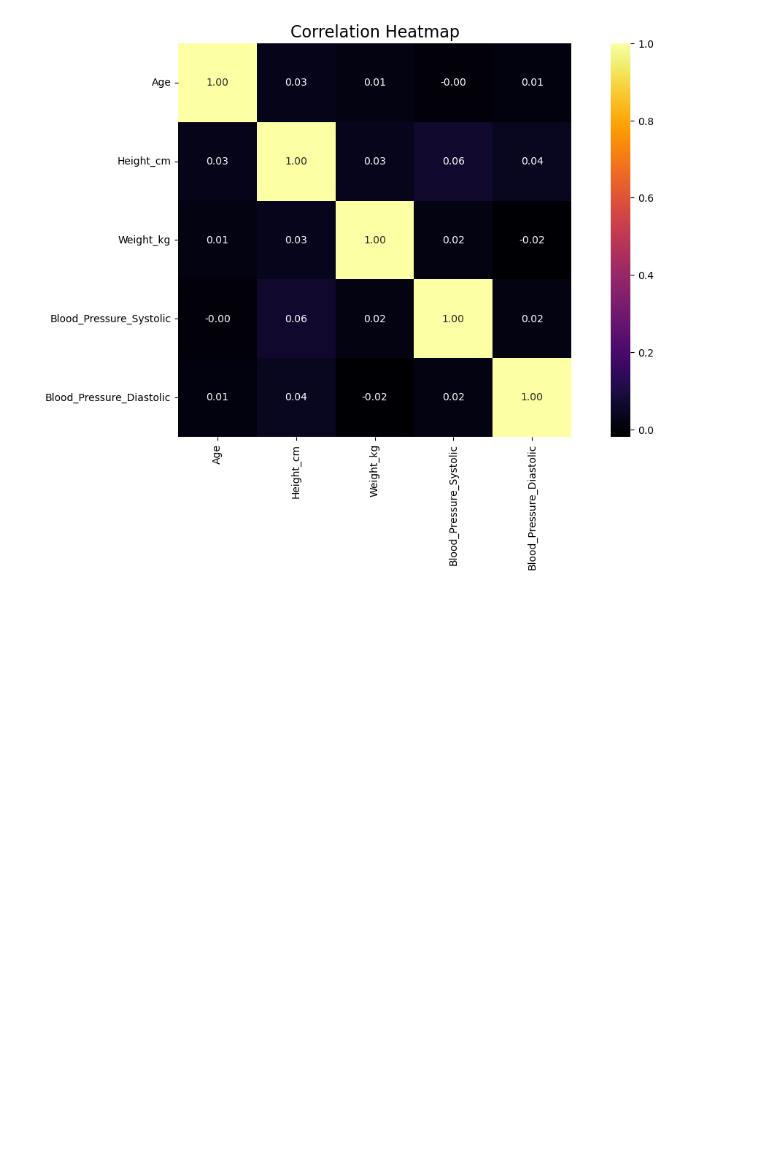
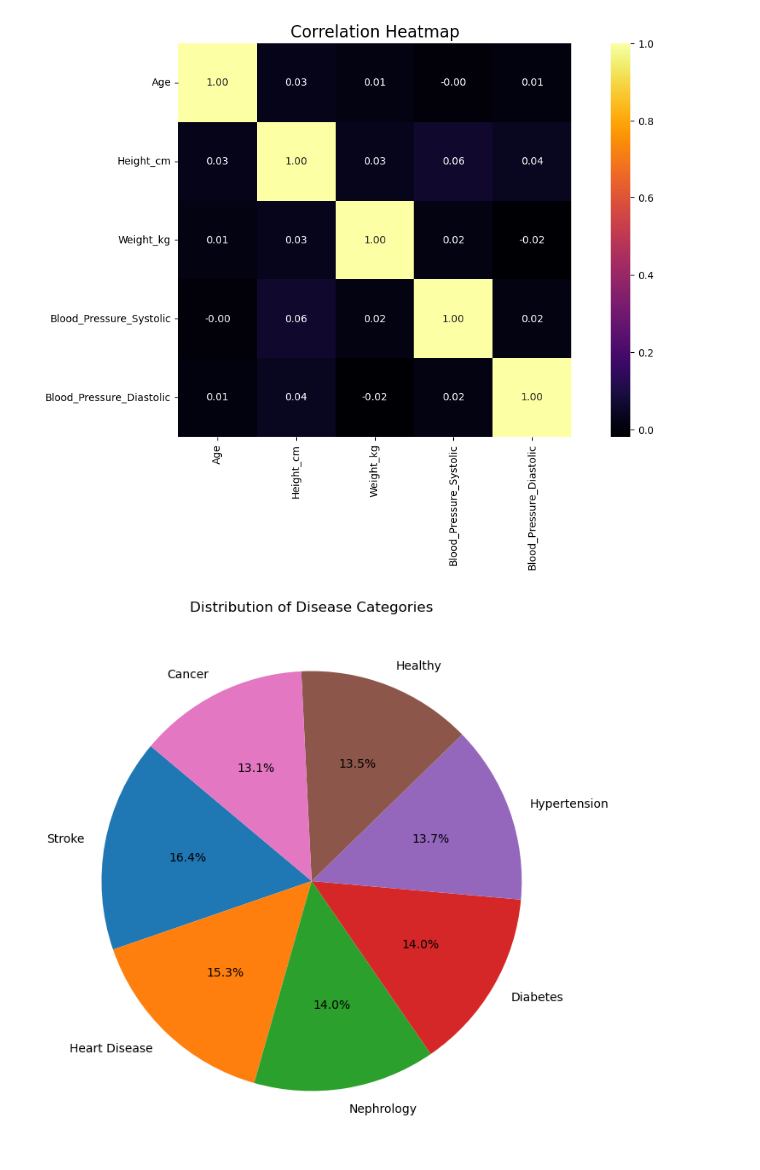
Before and after one commit to Chandu1613/Medical-Analysis, a Jupyter notebook: Medical Analysis Using Python.ipynb, the cells around one changed output. Drawn from its saved outputs; the diff is of its cells as text; code cells hidden in the pictures; blank space fills up the shorter version.

```diff
--- a/Medical Analysis Using Python.ipynb
+++ b/Medical Analysis Using Python.ipynb
@@ -171,3 +171,16 @@ def plot_correlation_heatmap(data):
 plot_correlation_heatmap(data)
 # %% [output]
 [figure]
+# %%
+disease_category_column = 'Disease_Category'
+
+# Count the occurrences of each category
+disease_counts = data[disease_category_column].value_counts()
+
+# Plot a pie chart
+plt.figure(figsize=(8, 8))
+plt.pie(disease_counts, labels=disease_counts.index, autopct='%1.1f%%', startangle=140)
+plt.title('Distribution of Disease Categories')
+plt.show()
+# %% [output]
+[figure, added]
```
